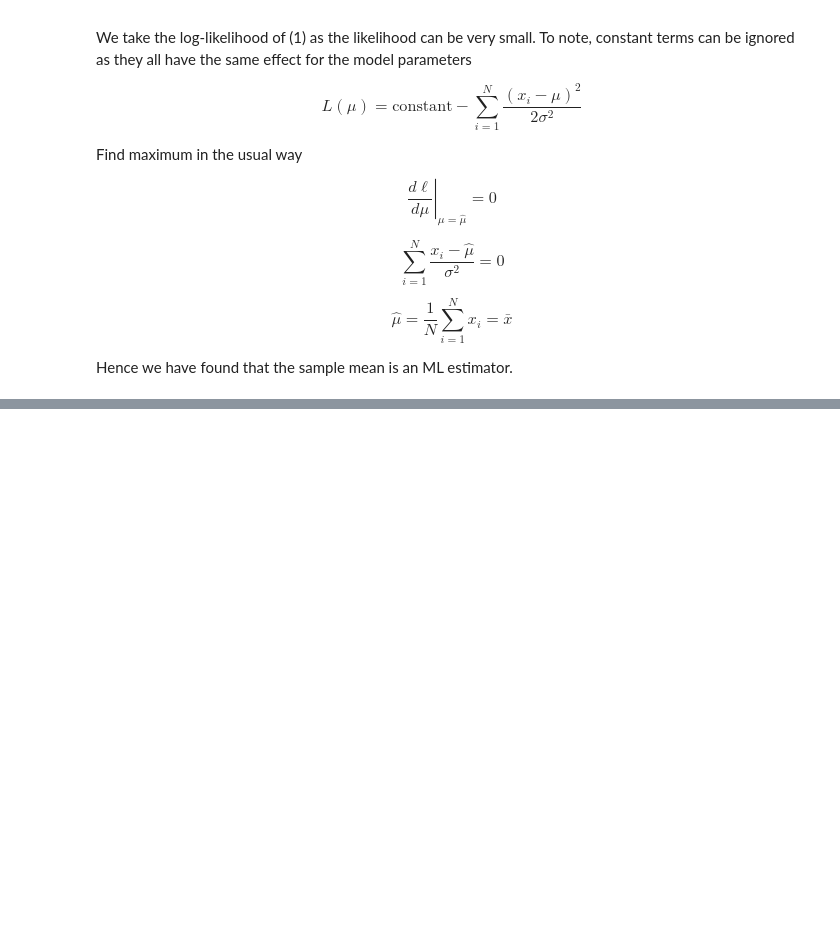
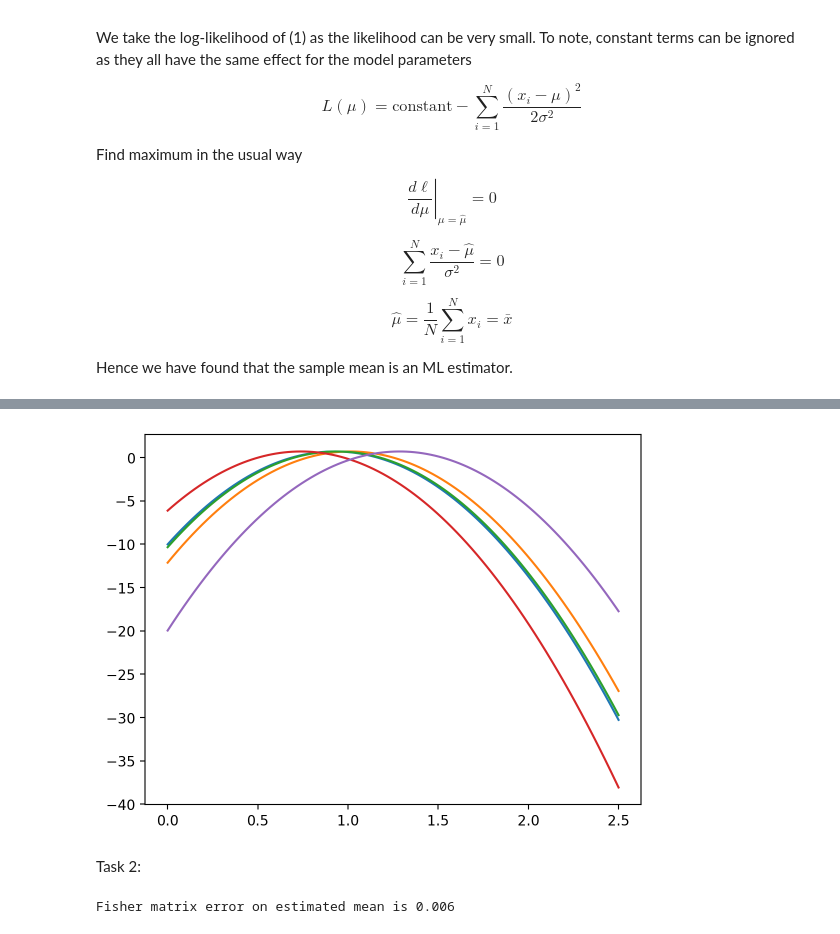
Before and after one commit to Krisneverstaps/computational-astrophysics, a Jupyter notebook: Notebooks/Computational_Astrophysics_Day6.ipynb, the cells around one changed output, grey strips where cells are left out. Saved outputs shown, nothing was run; the diff lists cells and outputs as text; code cells hidden in the pictures; blank space fills up the shorter version.

```diff
--- a/Notebooks/Computational_Astrophysics_Day6.ipynb
+++ b/Notebooks/Computational_Astrophysics_Day6.ipynb
@@ -203,0 +316,20 @@ Resources:
+# %%
+plt.figure()
+
+for x in gaussian_data[:5]:
+    Individual_lnL = norm.logpdf(x, loc = mu_proposed, scale = 0.2)
+    plt.plot(mu_proposed, Individual_lnL)
+# %% [output]
+[figure, added]
+# %% [markdown]
+Task 2:
+# %%
+index_max = np.argmax(lnL_scan_g)
+
+sigma_mu = np.diff(lnL_scan_g, n=2)
+sigma_mu /= (mu_proposed[1] - mu_proposed[0])**2
+sigma_mu *= -1
+sigma_mu = 1/np.sqrt(sigma_mu)[index_max]
+print("Fisher matrix error on estimated mean is %.3f" % sigma_mu)
+# %% [output]
+Fisher matrix error on estimated mean is 0.006
```
Also changed, not shown: parts of 12 cells of this notebook, 4 other files.
